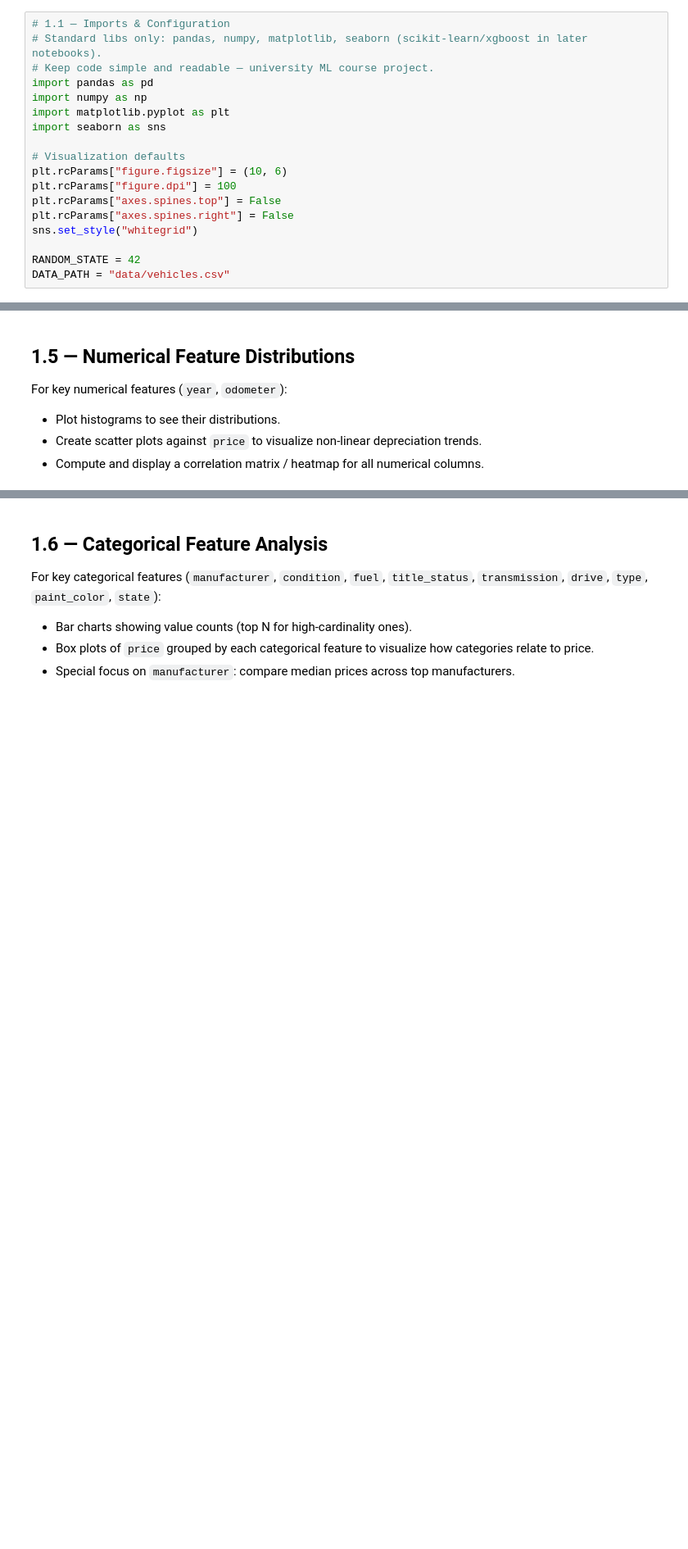
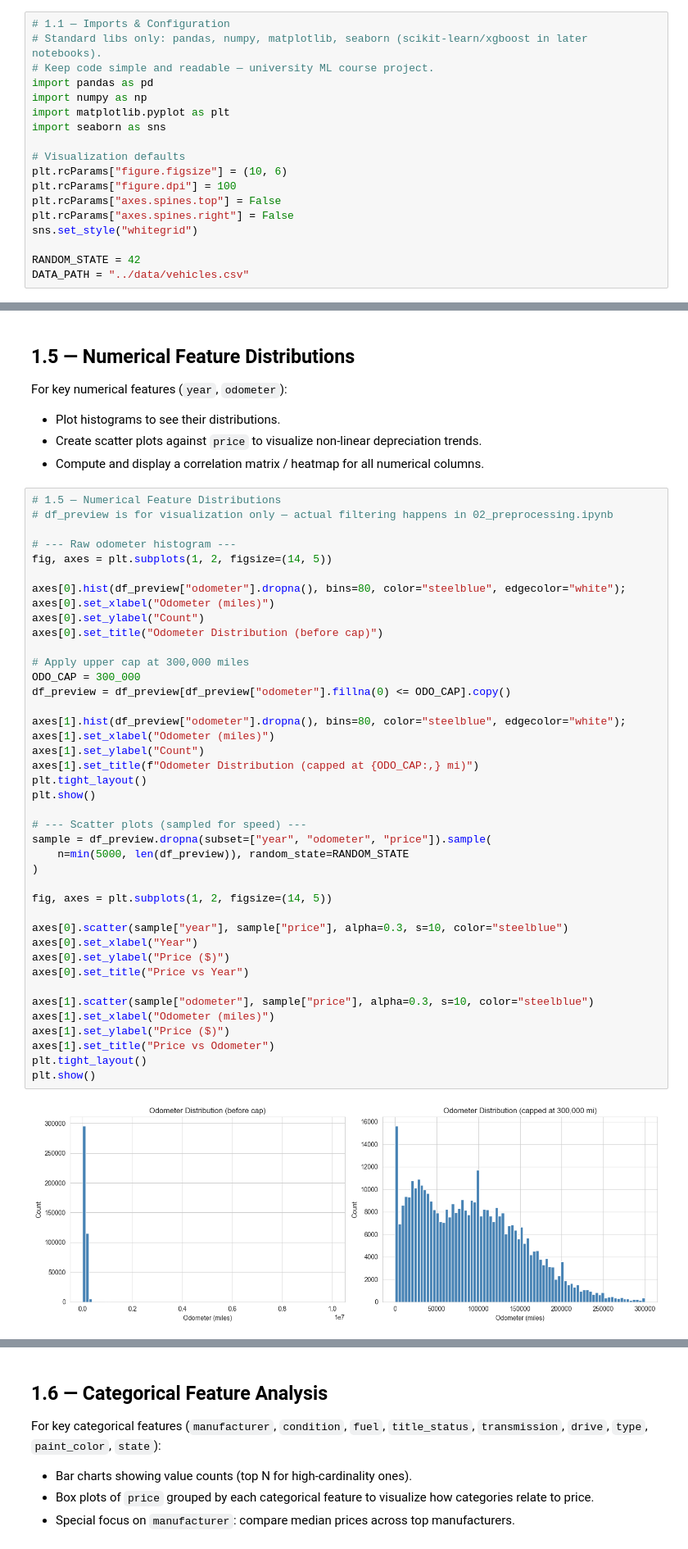
Before and after one commit to AcarBasaran/Predictive-Modeling-of-US-Used-Vehicle-Prices, a Jupyter notebook: notebooks/01_eda.ipynb, the cells around one changed output, grey strips where cells are left out. Shown at 82% size. Saved outputs shown, nothing was run; the diff lists cells and outputs as text; blank space fills up the shorter version.

Commit message:
improved eda with chart analysis

```diff
--- a/notebooks/01_eda.ipynb
+++ b/notebooks/01_eda.ipynb
@@ -33,7 +33,7 @@ plt.rcParams["axes.spines.right"] = False
 sns.set_style("whitegrid")
 
 RANDOM_STATE = 42
-DATA_PATH = "data/vehicles.csv"
+DATA_PATH = "../data/vehicles.csv"
 # %% [markdown]
 ## 1.2 — Load the Raw Dataset
 
@@ -175,3 +218,46 @@ For key numerical features (`year`, `odometer`):
 - Plot histograms to see their distributions.
 - Create scatter plots against `price` to visualize non-linear depreciation trends.
 - Compute and display a correlation matrix / heatmap for all numerical columns.
+# %%
+# 1.5 — Numerical Feature Distributions
+# df_preview is for visualization only — actual filtering happens in 02_preprocessing.ipynb
+
+# --- Raw odometer histogram ---
+fig, axes = plt.subplots(1, 2, figsize=(14, 5))
+
+axes[0].hist(df_preview["odometer"].dropna(), bins=80, color="steelblue", edgecolor="white");
+axes[0].set_xlabel("Odometer (miles)")
+axes[0].set_ylabel("Count")
+axes[0].set_title("Odometer Distribution (before cap)")
+
+# Apply upper cap at 300,000 miles
+ODO_CAP = 300_000
+df_preview = df_preview[df_preview["odometer"].fillna(0) <= ODO_CAP].copy()
+
+axes[1].hist(df_preview["odometer"].dropna(), bins=80, color="steelblue", edgecolor="white");
+axes[1].set_xlabel("Odometer (miles)")
+axes[1].set_ylabel("Count")
+axes[1].set_title(f"Odometer Distribution (capped at {ODO_CAP:,} mi)")
+plt.tight_layout()
+plt.show()
+
+# --- Scatter plots (sampled for speed) ---
+sample = df_preview.dropna(subset=["year", "odometer", "price"]).sample(
+    n=min(5000, len(df_preview)), random_state=RANDOM_STATE
+)
+
+fig, axes = plt.subplots(1, 2, figsize=(14, 5))
+
+axes[0].scatter(sample["year"], sample["price"], alpha=0.3, s=10, color="steelblue")
+axes[0].set_xlabel("Year")
+axes[0].set_ylabel("Price ($)")
+axes[0].set_title("Price vs Year")
+
+axes[1].scatter(sample["odometer"], sample["price"], alpha=0.3, s=10, color="steelblue")
+axes[1].set_xlabel("Odometer (miles)")
+axes[1].set_ylabel("Price ($)")
+axes[1].set_title("Price vs Odometer")
+plt.tight_layout()
+plt.show()
+# %% [output]
+[figure, added]
```
Also changed, not shown: parts of 3 cells of this notebook.
